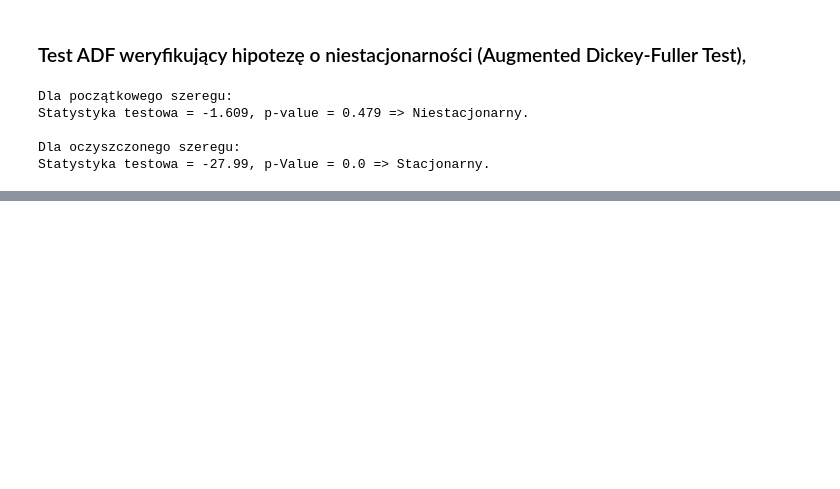
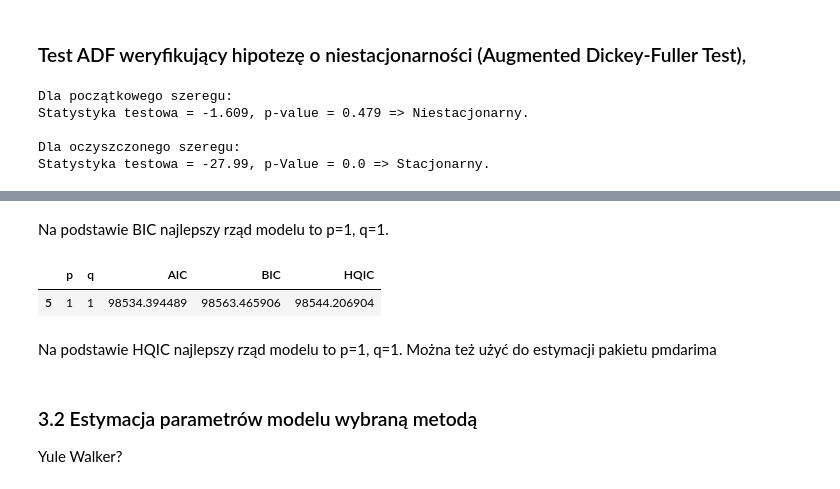
Before and after one commit to AmeliaBieda/Egg_Sales, a Jupyter notebook: raport.ipynb, the cells around one changed output, grey strips where cells are left out. Drawn from its saved outputs; the diff is of its cells as text; code cells hidden in the pictures; blank space fills up the shorter version.

```diff
--- a/raport.ipynb
+++ b/raport.ipynb
@@ -286,0 +368,13 @@ Statystyka testowa = -27.99, p-Value = 0.0 => Stacjonarny.
+# %% [markdown]
+Na podstawie BIC najlepszy rząd modelu to p=1, q=1.
+# %%
+df.sort_values(by='HQIC').head(1)
+# %% [output]
+|  | p | q | AIC | BIC | HQIC |
+| 5 | 1 | 1 | 98534.394489 | 98563.465906 | 98544.206904 |
+# %% [markdown]
+Na podstawie HQIC najlepszy rząd modelu to p=1, q=1.
+Można też użyć do estymacji pakietu pmdarima
+# %% [markdown]
+### 3.2 Estymacja parametrów modelu wybraną metodą
+Yule Walker?
```
Also changed, not shown: parts of 6 cells of this notebook.
